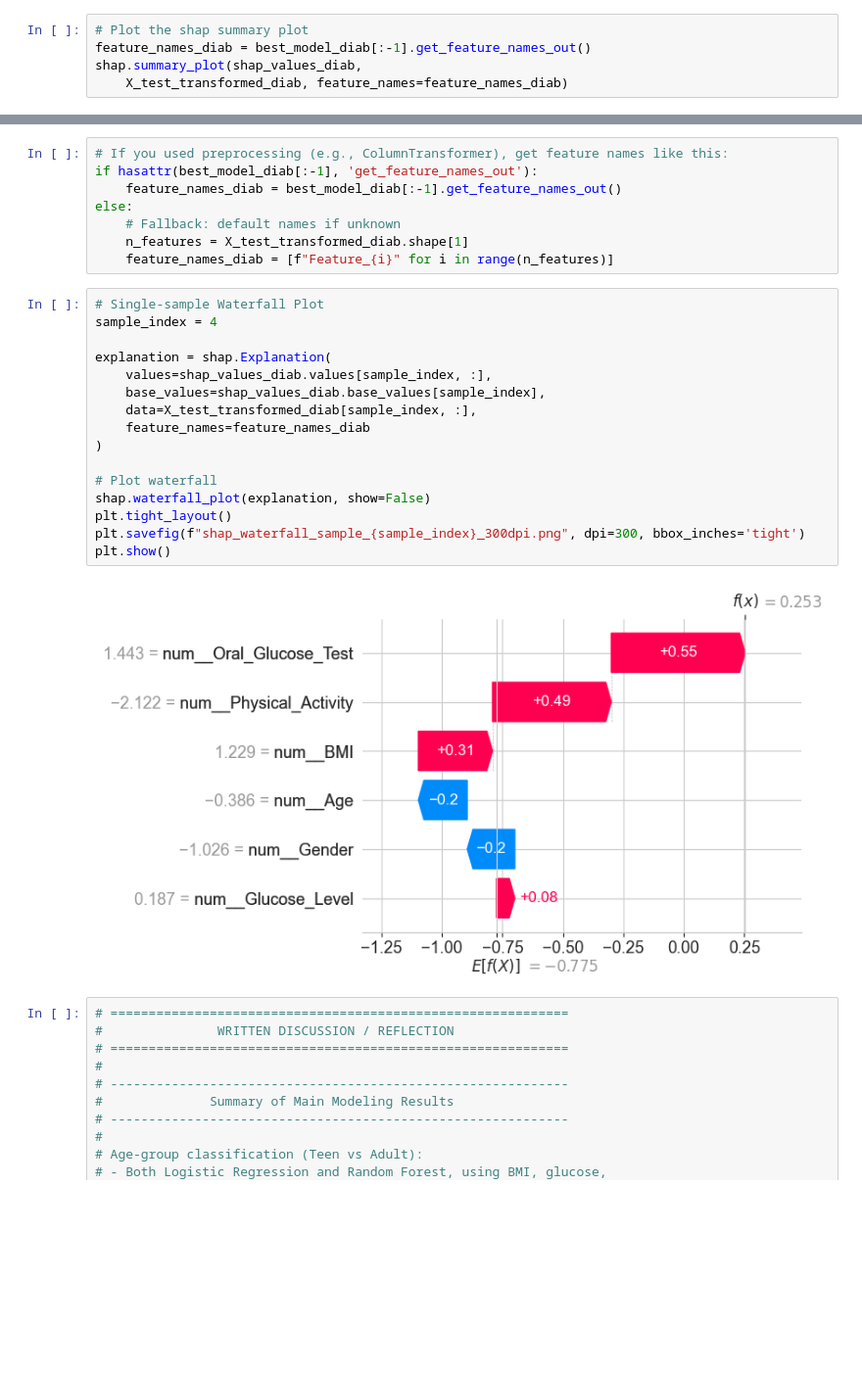
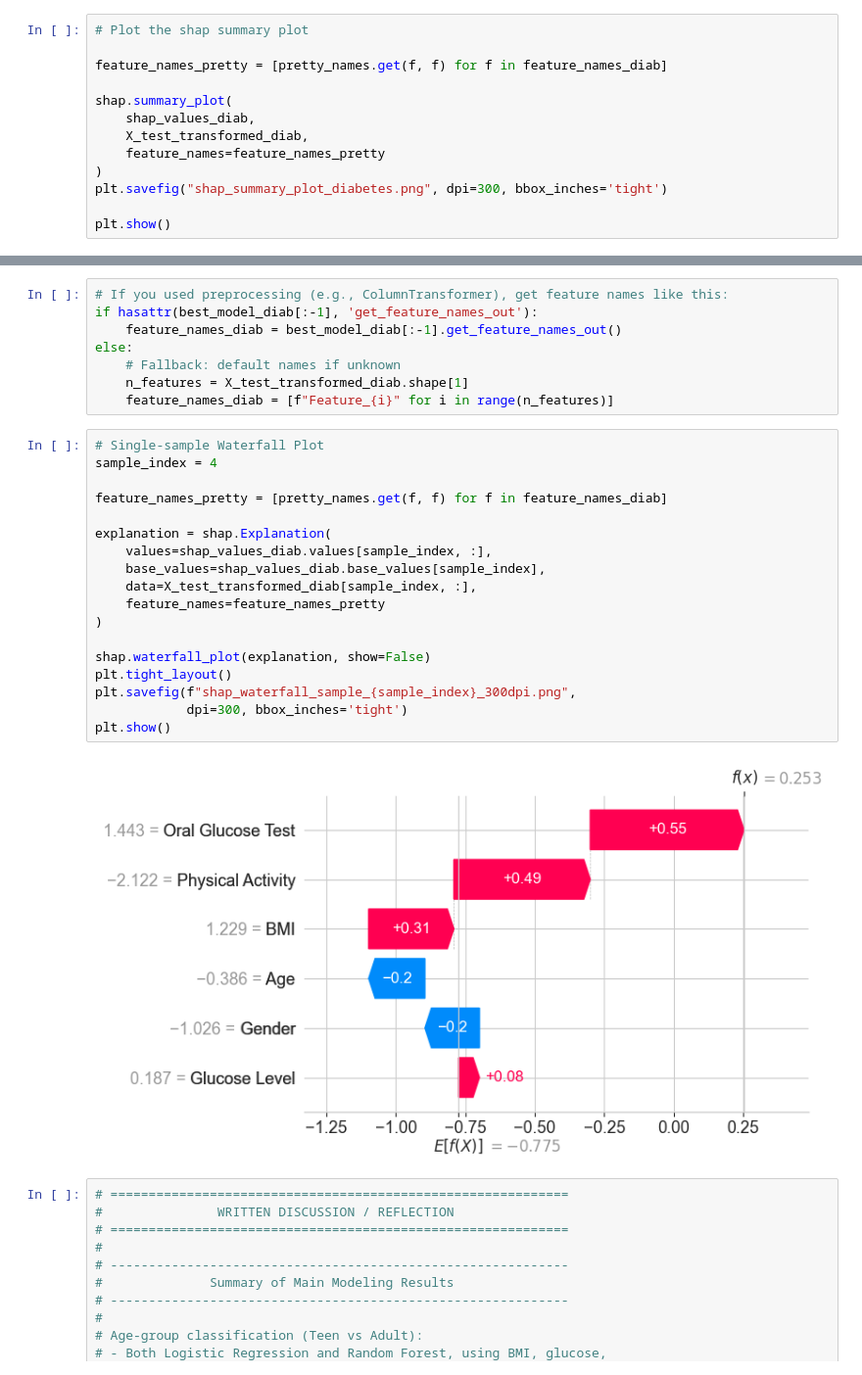
Before and after one commit to bpickett14/MATH3310_FA_2025_FP1_G01_PICKETT_CARDONA, a Jupyter notebook: notebooks/Final.ipynb, the cells around one changed output, grey strips where cells are left out. Shown at 98% size. Saved outputs shown, nothing was run; the diff lists cells and outputs as text; blank space fills up the shorter version.

```diff
--- a/notebooks/Final.ipynb
+++ b/notebooks/Final.ipynb
@@ -802,7 +827,15 @@ explainer_diab = shap.Explainer (best_model_diab[-1], X_test_transformed_diab, f
 shap_values_diab = explainer_diab.shap_values(X_test_transformed_diab)
 # %%
 # Plot the shap summary plot
-feature_names_diab = best_model_diab[:-1].get_feature_names_out()
-shap.summary_plot(shap_values_diab,
-    X_test_transformed_diab, feature_names=feature_names_diab)
+
+feature_names_pretty = [pretty_names.get(f, f) for f in feature_names_diab]
+
+shap.summary_plot(
+    shap_values_diab,
+    X_test_transformed_diab,
+    feature_names=feature_names_pretty
+)
+plt.savefig("shap_summary_plot_diabetes.png", dpi=300, bbox_inches='tight')
+
+plt.show()
 # %% [output]
@@ -818,21 +852,23 @@ else:
 # %%
 # Single-sample Waterfall Plot
 sample_index = 4
+
+feature_names_pretty = [pretty_names.get(f, f) for f in feature_names_diab]
 
 explanation = shap.Explanation(
     values=shap_values_diab.values[sample_index, :],
     base_values=shap_values_diab.base_values[sample_index],
     data=X_test_transformed_diab[sample_index, :],
-    feature_names=feature_names_diab
+    feature_names=feature_names_pretty
 )
 
-# Plot waterfall
 shap.waterfall_plot(explanation, show=False)
 plt.tight_layout()
-plt.savefig(f"shap_waterfall_sample_{sample_index}_300dpi.png", dpi=300, bbox_inches='tight')
+plt.savefig(f"shap_waterfall_sample_{sample_index}_300dpi.png",
+            dpi=300, bbox_inches='tight')
 plt.show()
 # %% [output]
-[figure, old version]
+[figure, new version]
 # %%
 # ============================================================
 #               WRITTEN DISCUSSION / REFLECTION
```
Also changed, not shown: parts of 5 cells of this notebook.
